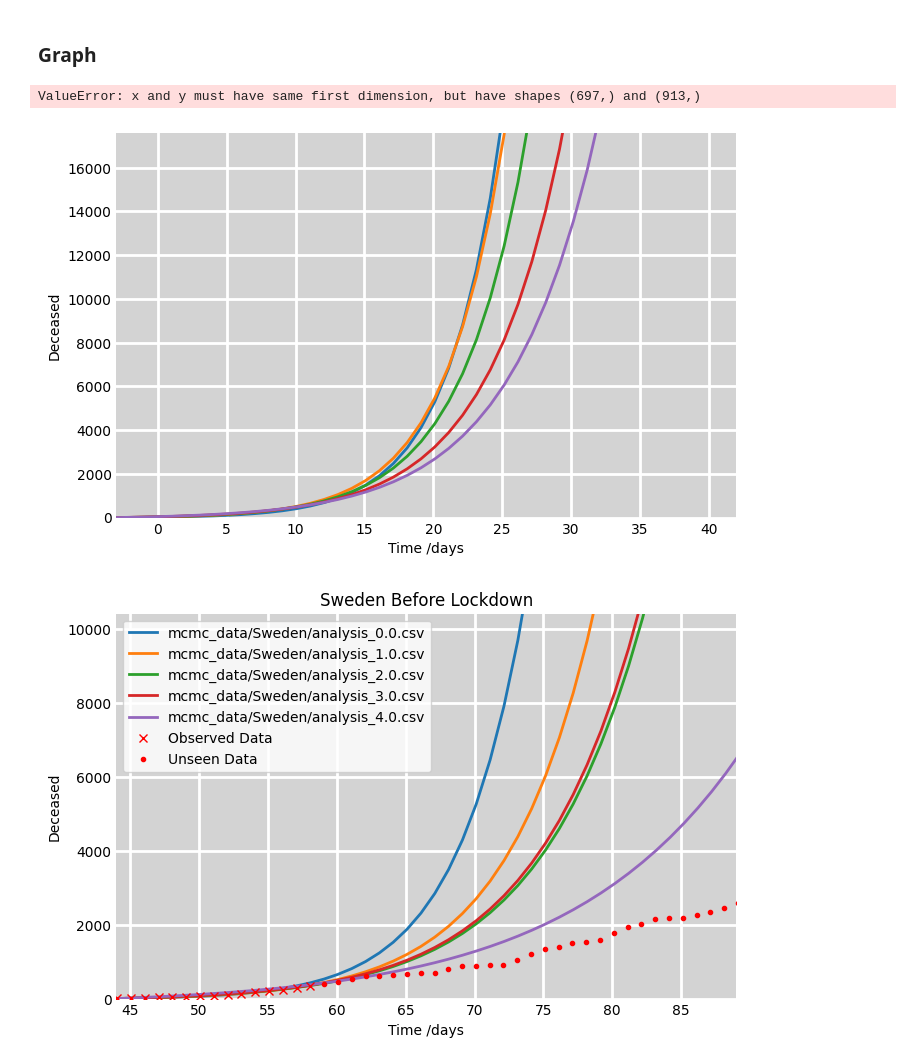
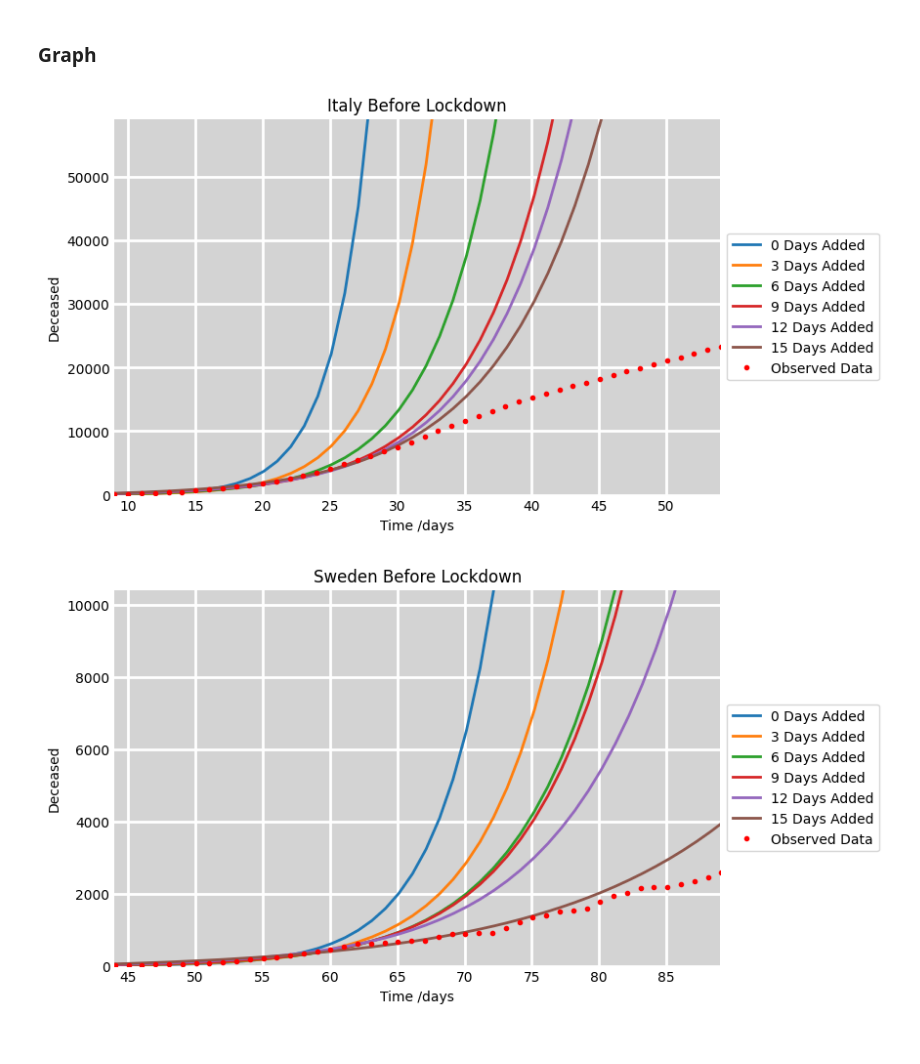
Before and after one commit to zenodea/MCMC_parameter_estimation, a Jupyter notebook: Data Analysis/extended_objective_analysis.ipynb, the cells around one changed output. Cells and saved outputs as stored; diff of their text form; code cells hidden in the pictures.

```diff
--- a/Data Analysis/extended_objective_analysis.ipynb
+++ b/Data Analysis/extended_objective_analysis.ipynb
@@ -34,14 +34,8 @@ def plotRealData (graph, data, offset, beforeForecast, D, minus, manipulate=Fals
         deaths = data["cumDeath"]-data["cumDeath"].loc[offset]
         deaths = deaths.to_list()
         deaths = [x+minus for x in deaths]
-    t = np.linspace(0, 700, 700)
-    if (offset != 0):
-        graph.plot(t[0:offset], deaths[0:offset], 'r', marker='.', linestyle = 'None')
-        graph.plot(t[offset:beforeForecast], deaths[offset:beforeForecast], 'r', marker='x', label="Observed Data", linestyle = 'None')
-        graph.plot(t[beforeForecast:len(t)], deaths[beforeForecast:len(t)], 'r', marker='.', label="Unseen Data", linestyle = 'None')
-    else:
-        graph.plot(t[0:beforeForecast], deaths[0:beforeForecast], 'r', marker='x', label="Observed Data", linestyle = 'None')
-        graph.plot(t[beforeForecast:len(t)], deaths[beforeForecast:len(t)], 'r', marker='.', label="Unseen Data", linestyle = 'None')
+    t = np.linspace(0, len(deaths), len(deaths))
+    graph.plot(t, deaths, 'r', marker='.', label="Data", linestyle = 'None')
     legend = graph.legend()
     legend.get_frame().set_alpha(0.5)
     return graph
@@ -154,7 +148,7 @@ dataset = {
 # %% [markdown]
 ### R2 and RMSE
 # %%
-country_names = ['Sweden','Switzerland','Netherlands']
+country_names = ['Sweden','Switzerland','Italy']
 values = []
 for country in country_names:
     df = pd.DataFrame(columns=['days','r2','rmse','aic'])
@@ -171,17 +165,17 @@ for country in country_names:
     firstDate = realData.loc[0]['date']
 
 
-    for x in range(0,15,3):
+    for x in range(0,18,3):
         # Plug in parameters to the SIRD differential equation
         df_param = pd.read_csv('mcmc_data/'+country+"/analysis_"+str(x/3)+'.csv')
         sird = getSIRD(100,pop, df_param.loc[3][1],df_param.loc[0][1],df_param.loc[1][1],df_param.loc[2][1], [df_param.loc[0][2], df_param.loc[1][2], df_param.loc[2][2]] )
 
         deaths = df_real["cumDeath"].tolist()
-        deaths_previous = deaths[startDate[0]-6]
-        deaths = deaths[startDate[0]-5:startDate[0]+(x+5)]
+        deaths_previous = deaths[startDate[0]-11]
+        deaths = deaths[startDate[0]-10:startDate[0]+(x+5)]
 
         deaths_predicted = sird[3]
-        deaths_predicted = deaths_predicted[0:10+x] + deaths_previous
+        deaths_predicted = deaths_predicted[0:15+x] + deaths_previous
 
         r2 = r2_score(deaths, deaths_predicted)
         rmse =  np.sqrt(mean_squared_log_error(deaths, deaths_predicted))
@@ -192,7 +186,7 @@ for country in country_names:
         aic = n * np.log(rss/n) + 2 * k
         df1 = pd.DataFrame(
         {
-            "days": (x+5),
+            "days": (x),
             "r2": r2,
             "rmse": rmse,
             "aic": aic
@@ -221,39 +222,40 @@ for x in values:
 # %% [markdown]
 ### Graph
 # %%
-country_names = ['Netherlands']
+names=["0 Days Added","3 Days Added","6 Days Added","9 Days Added","12 Days Added","15 Days Added","Observed Data"]
+country_names = ['Italy']
 sird_deaths = {}
-fildesDir = "mcmc_data/Netherlands/"
-country = "Netherlands"
+fildesDir = "mcmc_data/Italy/"
+country = "Italy"
 fig, (ax1) = plt.subplots(1,1, figsize=(8,5))
 ax1.set_facecolor('lightgrey')
 r_italy = []
 file_list = [str(x) for x in Path(fildesDir).rglob('analysis_*.csv')]
 file_list.sort()
 for file in file_list:
     # Plot the data on three separate curves for S(t), I(t) and R(t)
 
     pop = dataset[country]['pop']
     startDate = dataset[country]['fLock'][0]
     realData = pd.read_csv('../processed_data/cumDeath'+country+'.csv')
     firstDate = realData.loc[0]['date']
 
 
     obvData_start = timeTot(firstDate,startDate)-5
     obvData_end = timeTot(firstDate,addTime(startDate,20))
     add = dataset[country]['data'].iloc[[obvData_start]]['cumDeath']
     df = pd.read_csv(file)
-    graph = plotSIRD(ax1,200, pop, df.loc[3][1], df.loc[0][1], df.loc[1][1], df.loc[2][1], [0,pop/1000], [obvData_start,obvData_end+20], [df.loc[0][2], df.loc[1][2], df.loc[2][2]], timeTot(firstDate,startDate)-5, False, file)
+    graph = plotSIRD(ax1,200, pop, df.loc[3][1], df.loc[0][1], df.loc[1][1], df.loc[2][1], [0,pop/1000], [obvData_start,obvData_end+20], [df.loc[0][2], df.loc[1][2], df.loc[2][2]], timeTot(firstDate,startDate)-10, False, file)
     r_italy.append(df.loc[4][1])
 
 final_graph =plotRealData(ax1, realData, obvData_start, obvData_end-10, graph,0)
 ax1.set_title(country + " Before Lockdown")
-ax1.legend()
+ax1.legend(names,loc='center left', bbox_to_anchor=(1, 0.5))
 plt.savefig('results/sweden_analysis/'+country+'.png')
 # %% [output]
-ValueError: x and y must have same first dimension, but have shapes (697,) and (913,)
-[figure, old version]
+[figure, new version]
 # %%
+names=["0 Days Added","3 Days Added","6 Days Added","9 Days Added","12 Days Added","15 Days Added","Observed Data"]
 country_names = ['Sweden']
 sird_deaths = {}
 fildesDir = "mcmc_data/Sweden/"
@@ -276,13 +278,13 @@ for file in file_list:
     obvData_end = timeTot(firstDate,addTime(startDate,20))
     add = dataset[country]['data'].iloc[[obvData_start]]['cumDeath']
     df = pd.read_csv(file)
-    graph = plotSIRD(ax1,200, pop, df.loc[3][1], df.loc[0][1], df.loc[1][1], df.loc[2][1], [0,pop/1000], [obvData_start,obvData_end+20], [df.loc[0][2], df.loc[1][2], df.loc[2][2]], timeTot(firstDate,startDate)-5, False, file)
+    graph = plotSIRD(ax1,200, pop, df.loc[3][1], df.loc[0][1], df.loc[1][1], df.loc[2][1], [0,pop/1000], [obvData_start,obvData_end+20], [df.loc[0][2], df.loc[1][2], df.loc[2][2]], timeTot(firstDate,startDate)-10, False, file)
     r_sweden.append(df.loc[4][1])
 
 final_graph =plotRealData(ax1, realData, obvData_start, obvData_end-10, graph,0)
 ax1.set_title(country + " Before Lockdown")
-ax1.legend()
+ax1.legend(names,loc='center left', bbox_to_anchor=(1, 0.5))
 plt.savefig('results/sweden_analysis/'+country+'.png')
 # %% [output]
-[figure, old version]
+[figure, new version]
 # %%
```
Also changed, not shown: parts of 5 cells of this notebook.
